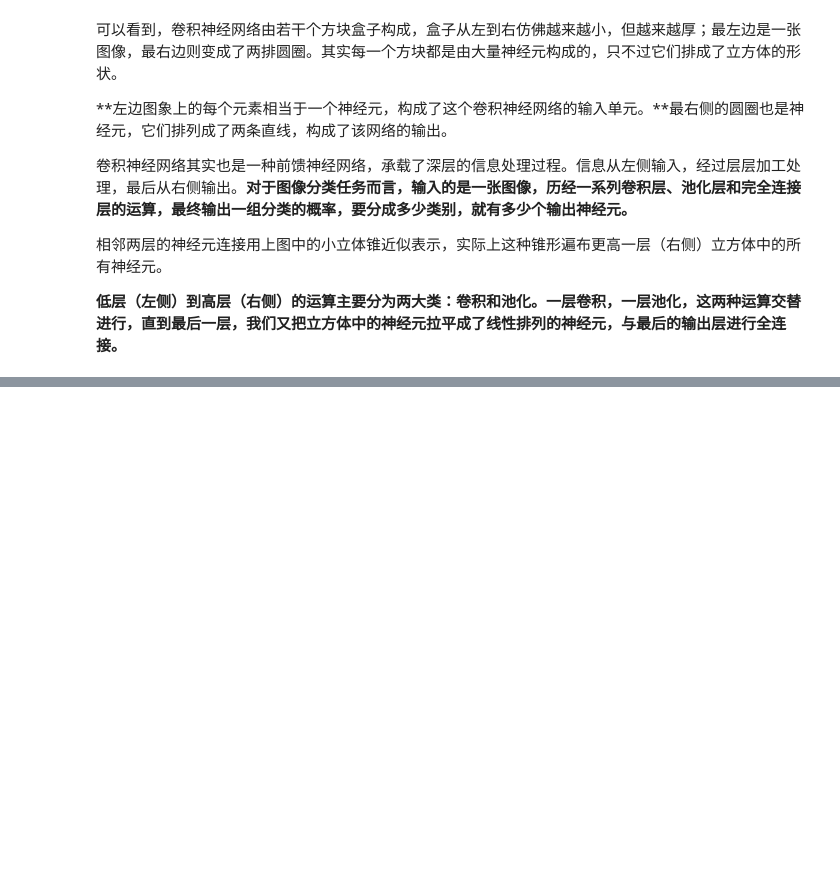
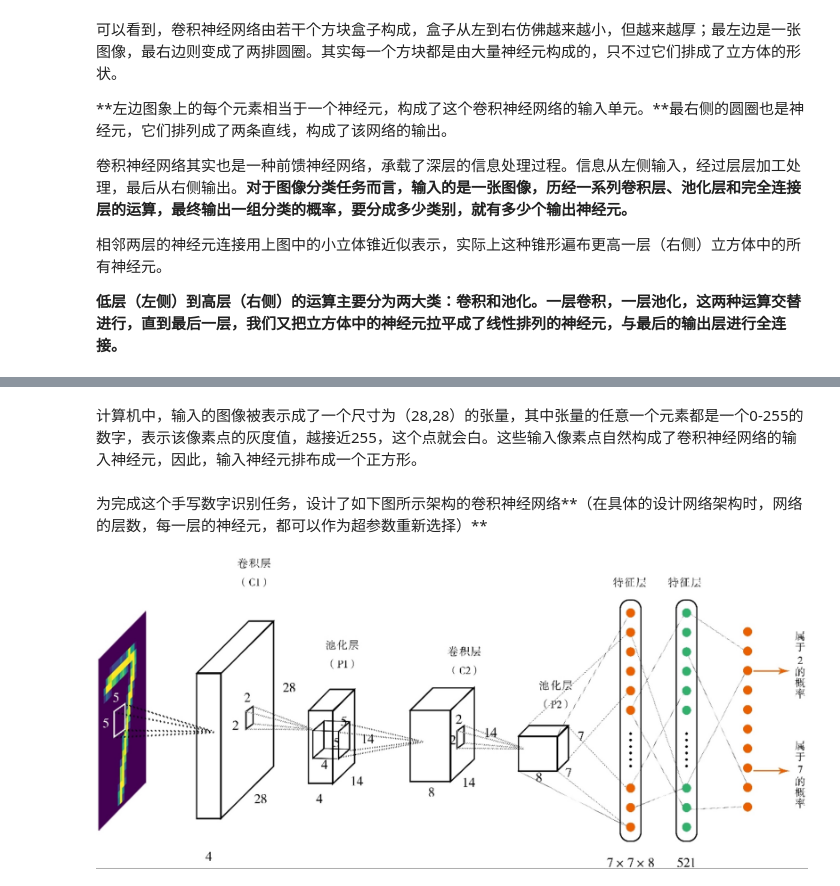
Before and after one commit to MaYangle/Basic-Deep-learning, a Jupyter notebook: convolutional neural network/number_detection.ipynb, the cells around one changed output, grey strips where cells are left out. Saved outputs shown, nothing was run; the diff lists cells and outputs as text; code cells hidden in the pictures; blank space fills up the shorter version.

```diff
--- a/convolutional neural network/number_detection.ipynb
+++ b/convolutional neural network/number_detection.ipynb
@@ -37,0 +50,8 @@ Image(filename=photo_path)
+# %% [markdown]
+计算机中，输入的图像被表示成了一个尺寸为（28,28）的张量，其中张量的任意一个元素都是一个0-255的数字，表示该像素点的灰度值，越接近255，这个点就会白。这些输入像素点自然构成了卷积神经网络的输入神经元，因此，输入神经元排布成一个正方形。
+# %% [markdown]
+为完成这个手写数字识别任务，设计了如下图所示架构的卷积神经网络**（在具体的设计网络架构时，网络的层数，每一层的神经元，都可以作为超参数重新选择）**
+# %%
+Image(filename=photo_paths[2],width=1000,height=500)
+# %% [output]
+[figure, added]
```
Also changed, not shown: parts of 103 cells of this notebook.
